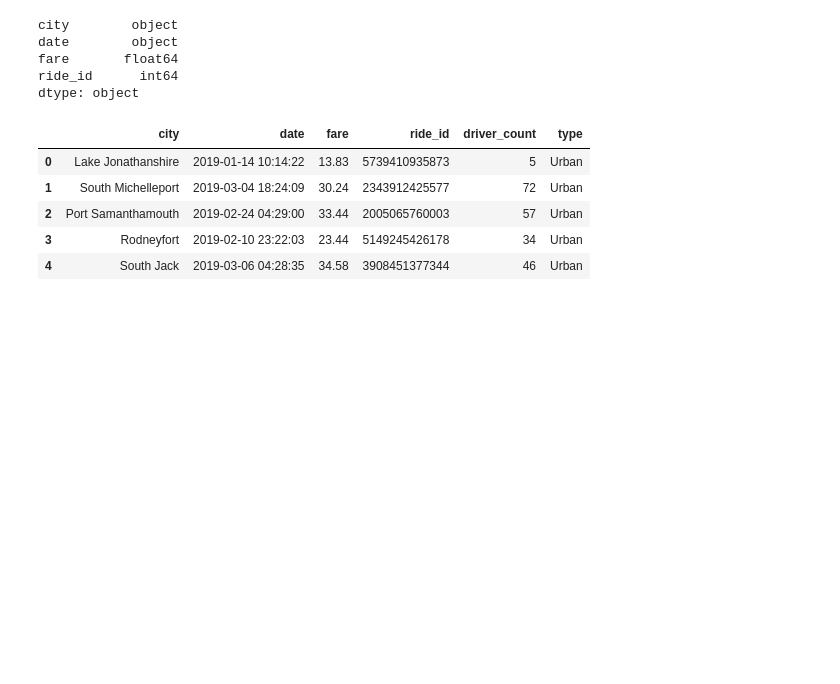
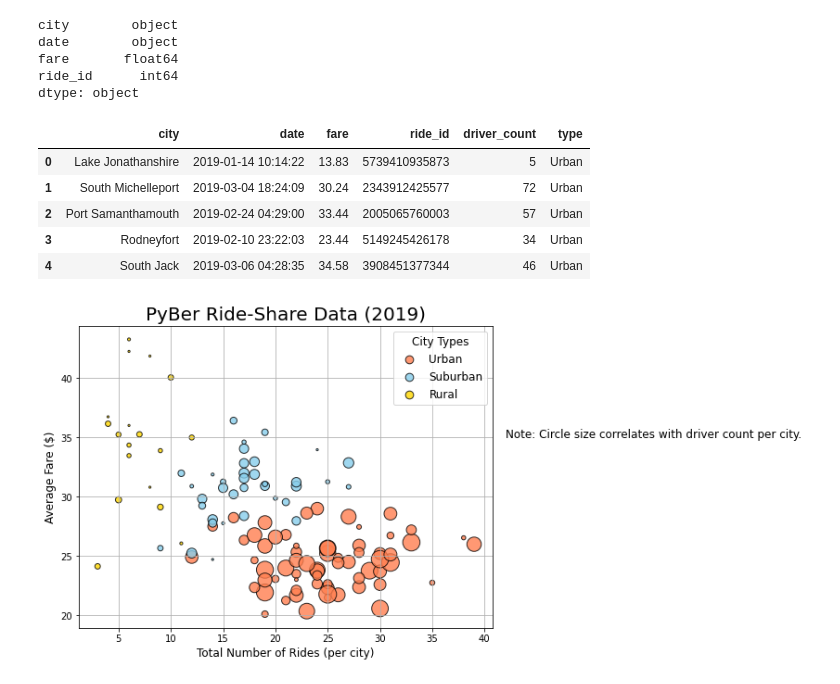
Before and after one commit to asliwinski23/PyBer_Analysis, a Jupyter notebook: PyBer_Analysis.ipynb, the cells around one changed output. Saved outputs shown, nothing was run; the diff lists cells and outputs as text; code cells hidden in the pictures; blank space fills up the shorter version.

Commit message:
created PyBer Ride-Share Data (2019) scatterplot

```diff
--- a/PyBer_Analysis.ipynb
+++ b/PyBer_Analysis.ipynb
@@ -68,3 +68,55 @@ new_df.head()
 | 2 | Port Samanthamouth | 2019-02-24 04:29:00 | 33.44 | 2005065760003 | 57 | Urban |
 | 3 | Rodneyfort | 2019-02-10 23:22:03 | 23.44 | 5149245426178 | 34 | Urban |
 | 4 | South Jack | 2019-03-06 04:28:35 | 34.58 | 3908451377344 | 46 | Urban |
+# %%
+# make three new dataframes- one for Urban, Suburban, and Rural under 'type'
+urban_df = pyber_data_df[pyber_data_df["type"] == 'Urban']
+suburban_df = pyber_data_df[pyber_data_df["type"] == 'Suburban']
+rural_df = pyber_data_df[pyber_data_df["type"] == 'Rural']
+# %%
+# count the number of rides for each city in each type (urban, suburban, rural)
+urban_ride_count = urban_df.groupby(["city"]).count()["ride_id"]
+suburban_ride_count = suburban_df.groupby(["city"]).count()["ride_id"]
+rural_ride_count = rural_df.groupby(["city"]).count()["ride_id"]
+# %%
+# get average fare for each city in each type
+urban_avg_fare = urban_df.groupby(["city"]).mean()["fare"]
+suburban_avg_fare = suburban_df.groupby(["city"]).mean()["fare"]
+rural_avg_fare = rural_df.groupby(["city"]).mean()["fare"]
+# %%
+# get the average number of drivers for each city in each type
+urban_driver_count_avg = urban_df.groupby(["city"]).mean()["driver_count"]
+suburban_driver_count_avg = suburban_df.groupby(["city"]).mean()["driver_count"]
+rural_driver_count_avg = rural_df.groupby(["city"]).mean()["driver_count"]
+# %%
+plt.subplots(figsize=(8,6))
+
+plt.scatter(urban_ride_count,urban_avg_fare, s = [i*5 for i in urban_driver_count_avg], c = "coral", edgecolor = "k",
+           linewidths=1,alpha=0.8, label="Urban")
+plt.scatter(suburban_ride_count,suburban_avg_fare, s = [i * 5 for i in suburban_driver_count_avg], c = "skyblue",
+            edgecolor = "k", linewidths=1,alpha=0.8, label="Suburban")
+plt.scatter(rural_ride_count,rural_avg_fare, s = [i*5 for i in rural_driver_count_avg], c = "gold", edgecolor = "k",
+            linewidths=1,alpha=0.8, label="Rural")
+plt.xlabel("Total Number of Rides (per city)", fontsize=12)
+plt.ylabel("Average Fare ($)", fontsize=12)
+plt.title("PyBer Ride-Share Data (2019)", fontsize=20)
+plt.grid()
+
+# create legend, make font size small (12), expand the legen horizontally with mode, choose how many points you want next to
+# each type in the legend with scatterpoints, pick the best location for the legend based on where the points in the
+# scatterplot fall with loc, add a legend title, make all of the scatterpoints the same size [0] represents the first graph,
+# [1] represents the second graph and so on, and lastly make the legend title font size 12
+lgnd = plt.legend(fontsize="12" , mode="Expanded",
+         scatterpoints=1, loc="best", title="City Types")
+lgnd.legendHandles[0]._sizes = [75]
+lgnd.legendHandles[1]._sizes = [75]
+lgnd.legendHandles[2]._sizes = [75]
+lgnd.get_title().set_fontsize(12)
+
+# Incorporate a text label about circle size.
+plt.text(42, 35, "Note: Circle size correlates with driver count per city.", fontsize="12")
+
+# Save the figure.
+plt.savefig("Fig1.png")
+# %% [output]
+[figure, added]
```
Also changed, not shown: parts of 1 cell of this notebook, 2 other files.
